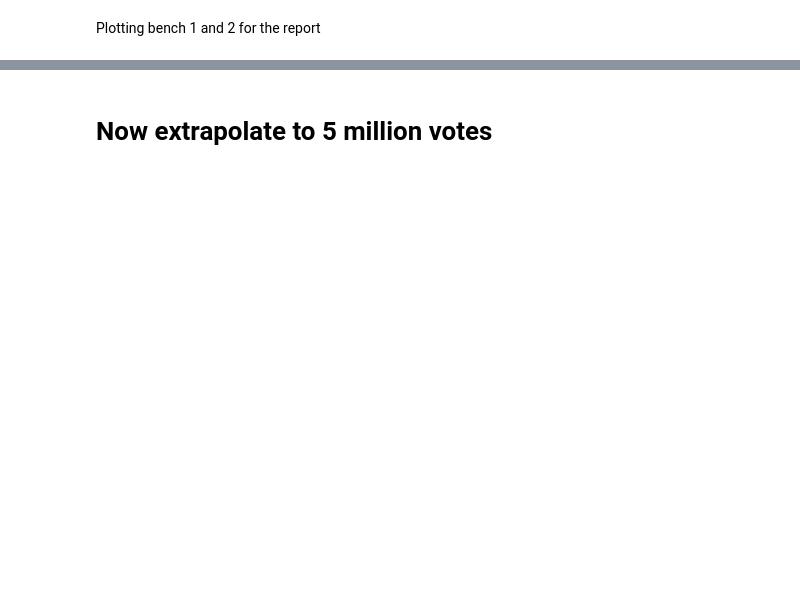
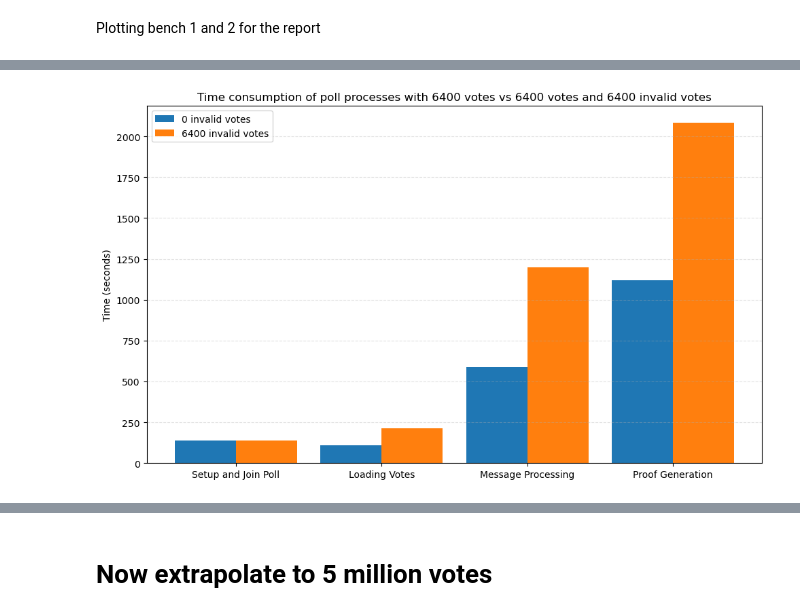
Before and after one commit to SOFTENG700-2025-TEAM-54/maci-testing-fork, a Jupyter notebook: packages/contracts/final_python_visualisations/time_proportions_notebook.ipynb, the cells around one changed output, grey strips where cells are left out. Saved outputs shown, nothing was run; the diff lists cells and outputs as text; code cells hidden in the pictures; blank space fills up the shorter version.

```diff
--- a/packages/contracts/final_python_visualisations/time_proportions_notebook.ipynb
+++ b/packages/contracts/final_python_visualisations/time_proportions_notebook.ipynb
@@ -346,0 +485,84 @@ plot_pies_side_by_side(
+# %%
+import matplotlib.pyplot as plt
+
+# Extracted from Invalid votes benchmark JSON. One with 6400 valid votes and 0 invalid votes, and the other with 6400 valid votes and 6400 invalid votes.
+run_0_invalid = {
+    "SIGN_UP": 84.75087879200001,
+    "DEPLOY_POLL": 0.0021327919999999997,
+    "UPDATE_POLL": 35.932584541999994,
+    "JOIN_POLL": 19.360880042,
+    "TOTAL_VALID_VOTES": 107.196765834,
+    "TOTAL_INVALID_VOTES": 0.000007375,
+    "PROCESS_MESSAGES": 585.6477745000001,
+    "MP_PROOFS": 0.470441167,
+    "TALLY_PROOFS": 1117.605795042,
+    "TOTAL_TIME": 2304.172846458,
+}
+
+run_6400_invalid = {
+    "SIGN_UP": 84.915131833,
+    "DEPLOY_POLL": 0.001710292,
+    "UPDATE_POLL": 35.971471375,
+    "JOIN_POLL": 19.330290249999997,
+    "TOTAL_VALID_VOTES": 107.080823958,
+    "TOTAL_INVALID_VOTES": 107.095670333,
+    "PROCESS_MESSAGES": 1196.721510417,
+    "MP_PROOFS": 0.51912775,
+    "TALLY_PROOFS": 2082.219493917,
+    "TOTAL_TIME": 4341.597216416,
+}
+
+# ===== 2) Configure your grouped fields and chart title/labels =====
+TITLE = "Time consumption of poll processes with 6400 votes vs 6400 votes and 6400 invalid votes"
+FIELDS = {
+    "Setup and Join Poll" : ["SIGN_UP", "UPDATE_POLL", "JOIN_POLL"],
+    "Loading Votes": ["TOTAL_VALID_VOTES", "TOTAL_INVALID_VOTES"],
+    "Message Processing": ["PROCESS_MESSAGES"],
+    "Proof Generation": ["TALLY_PROOFS"],
+}
+SERIES_A_LABEL = "0 invalid votes"
+SERIES_B_LABEL = "6400 invalid votes"
+
+# ===== Helper functions =====
+def sum_group(record: dict, keys: list[str], *, group_name: str = "") -> float:
+    total = 0.0
+    for k in keys:
+        if k not in record:
+            print(f"Warning: '{k}' missing in record for group '{group_name}'. Using 0.")
+        total += record.get(k, 0.0)
+    return total
+
+def build_group_series(record: dict, groups: dict[str, list[str]]) -> tuple[list[str], list[float]]:
+    labels = list(groups.keys())
+    values = [sum_group(record, groups[name], group_name=name) for name in labels]
+    return labels, values
+
+# ===== Build grouped values for both runs =====
+group_labels, series_a = build_group_series(run_0_invalid, FIELDS)
+_,            series_b = build_group_series(run_6400_invalid, FIELDS)
+
+# ===== Plot side-by-side bars =====
+x = range(len(group_labels))
+width = 0.42
+
+plt.figure(figsize=(10, 6))
+plt.bar([i - width/2 for i in x], series_a, width=width, label=SERIES_A_LABEL)
+plt.bar([i + width/2 for i in x], series_b, width=width, label=SERIES_B_LABEL)
+plt.xticks(x, group_labels, rotation=0)
+plt.ylabel("Time (seconds)")
+plt.title(TITLE)
+plt.legend()
+plt.grid(axis="y", linestyle="--", alpha=0.35)
+plt.tight_layout()
+plt.savefig("images/time_comparison_bars.svg", dpi=300, transparent=True, format="svg")
+plt.show()
+
+# ===== Optional: print a quick comparison table with deltas and ratios =====
+print("Group                         | A (s)         | B (s)         | Δ (B-A)       | Ratio (B/A)")
+print("-----------------------------|---------------|---------------|---------------|------------")
+for name, a, b in zip(group_labels, series_a, series_b):
+    delta = b - a
+    ratio = (b / a) if a else float("inf")
+    print(f"{name:29s} | {a:13.6f} | {b:13.6f} | {delta:13.6f} | {ratio:10.3f}")
+# %% [output]
+[figure, added]
```
Also changed, not shown: parts of 7 cells of this notebook, 13 other files.
